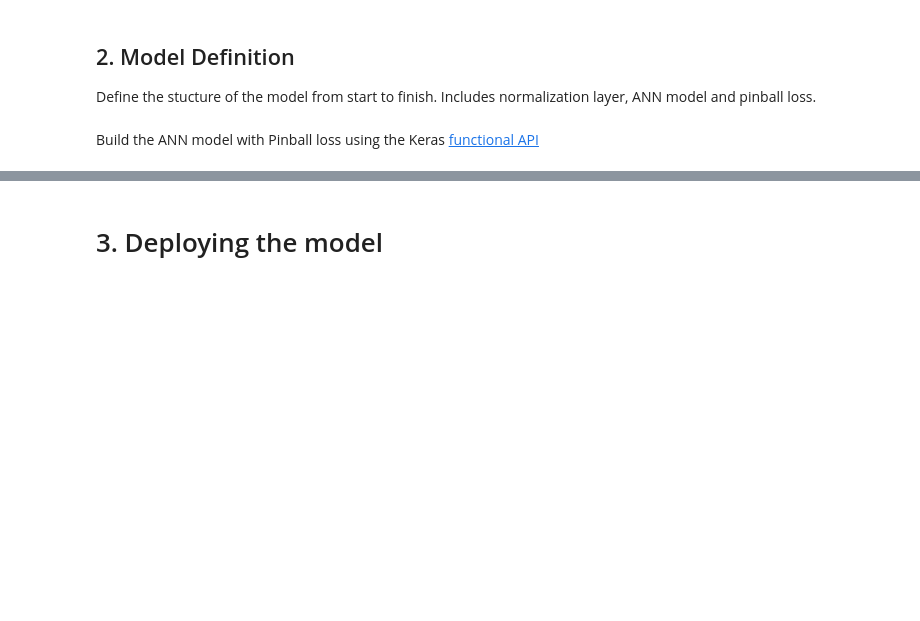
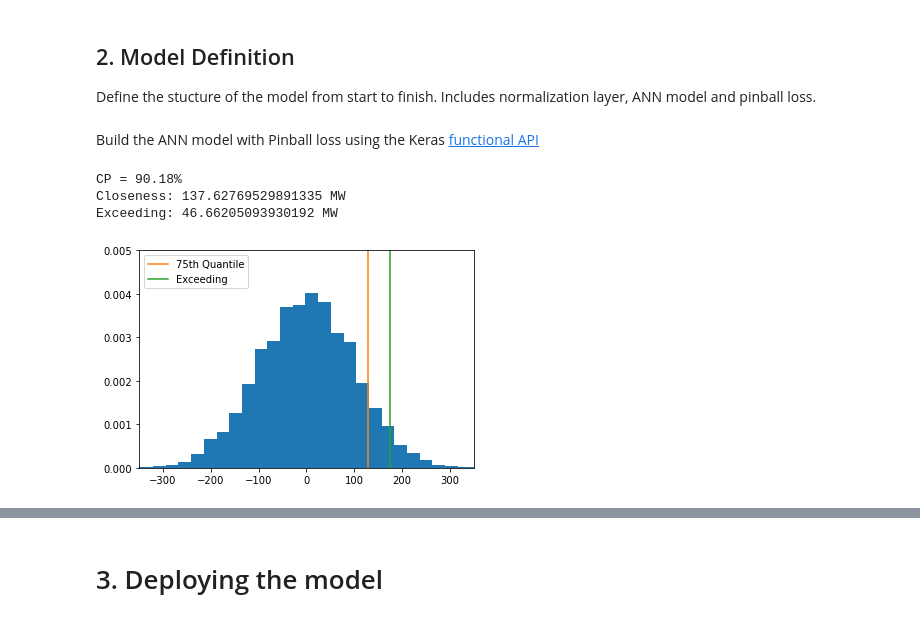
Before and after one commit to e3-/RESERVE-Public, a Jupyter notebook: code/rescue.ipynb, the cells around one changed output, grey strips where cells are left out. Cells and saved outputs as stored; diff of their text form; code cells hidden in the pictures; blank space fills up the shorter version.

```diff
--- a/code/rescue.ipynb
+++ b/code/rescue.ipynb
@@ -160,6 +180,38 @@ def get_cb_check_points_for_tau(model_directory, tau):
         os.makedirs(ckpt_directory)
     cb_check_points = tf.keras.callbacks.ModelCheckpoint(filepath=ckpt_directory, save_best_only=True, monitor="val_loss", verbose=0)
     return cb_check_points
+# %%
+# Post-hoc metrics
+
+from scipy.stats import norm
+
+tau = 0.9
+
+y_true = 100*np.random.randn(5000)
+y_pred = 100*norm.ppf(tau)*np.ones(len(y_true))
+
+print('CP = {}%'.format(100*sum(y_true < y_pred)/len(y_true)))
+
+def exceeding(y_true, y_pred):
+    return np.mean((y_true - y_pred)[y_true > y_pred])
+
+def closeness(y_true, y_pred):
+    return np.mean(np.abs(y_true - y_pred))
+
+print('Closeness: {} MW'.format(closeness(y_true, y_pred)))
+print('Exceeding: {} MW'.format(exceeding(y_true, y_pred)))
+
+plt.hist(y_true, 30, density = True)
+plt.plot([y_pred[0], y_pred[0]], [0.0, 3.0], label = "75th Quantile")
+plt.plot([y_pred[0] + exceeding(y_true, y_pred), y_pred[0] + exceeding(y_true, y_pred)], [0.0, 3.0], label = "Exceeding")
+plt.axis([-350.0, 350.0, 0.0, 0.005])
+plt.legend()
+plt.show()
+# %% [output]
+CP = 90.18%
+Closeness: 137.62769529891335 MW
+Exceeding: 46.66205093930192 MW
+[figure, added]
 # %%
 rescue_model_set = {}
 history = {}
```
Also changed, not shown: parts of 10 cells of this notebook.
